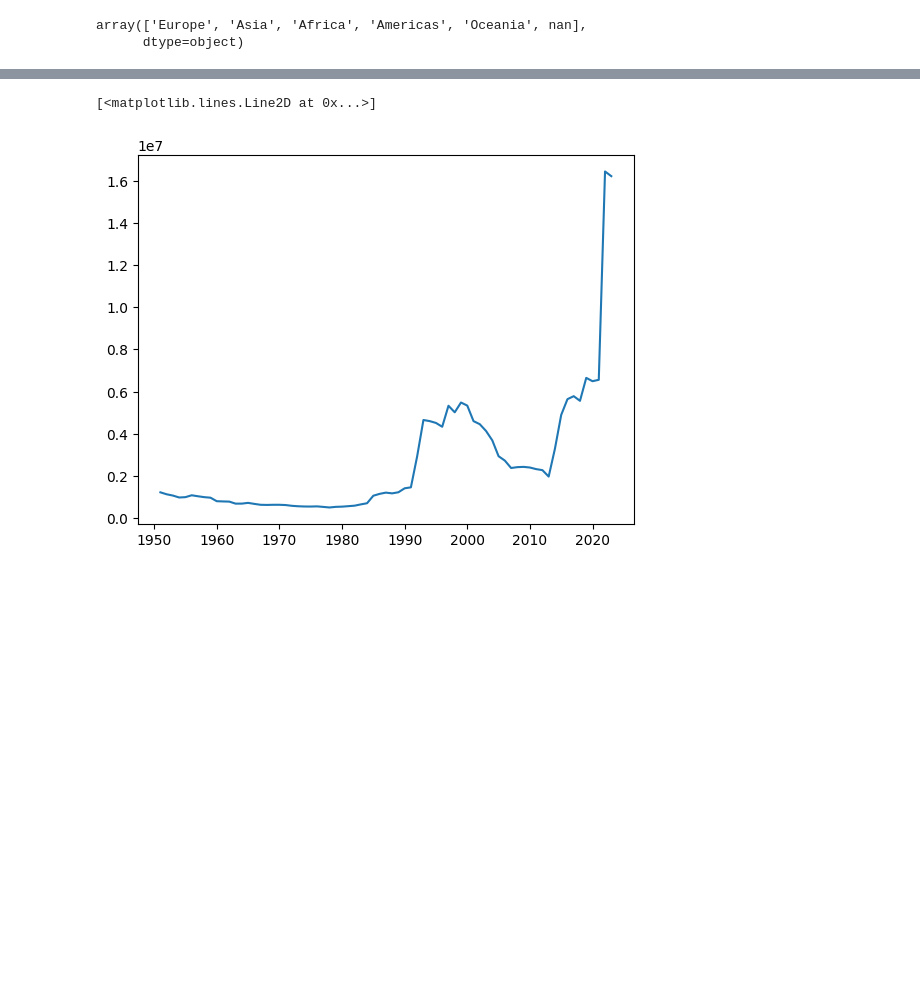
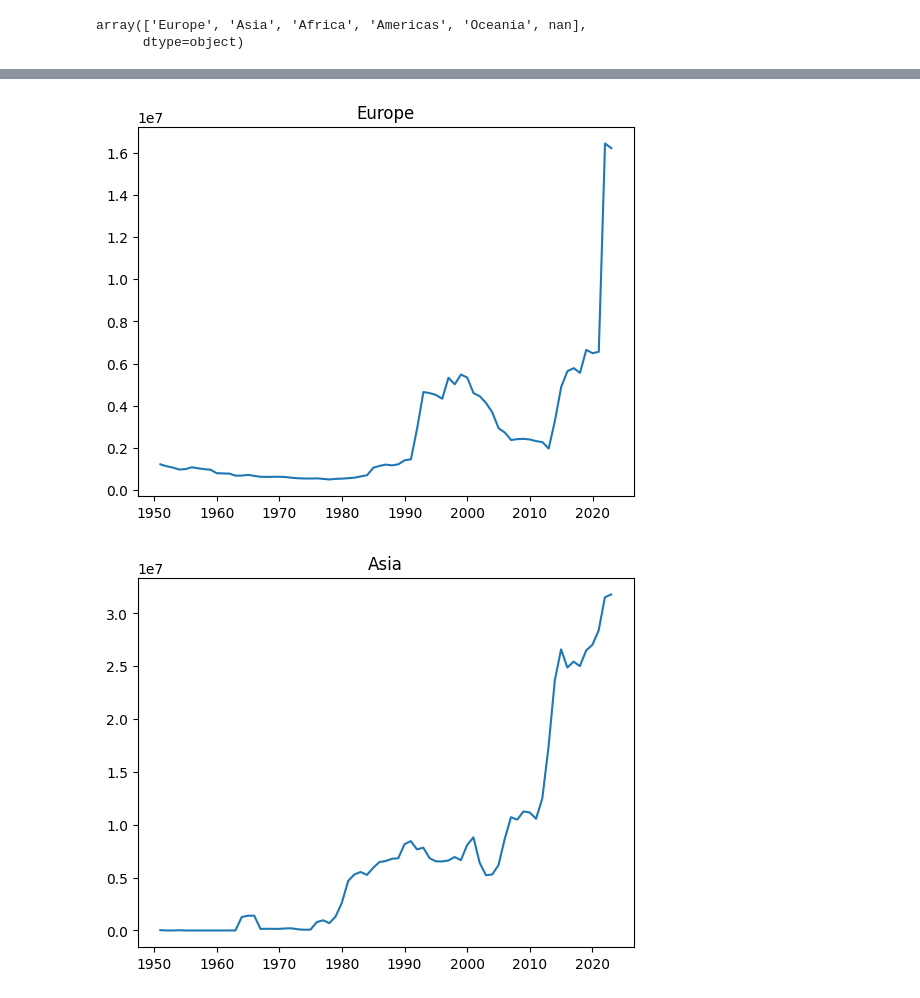
Before and after one commit to IoanaCretuAndrei/Refugee-flow-study, a Jupyter notebook: arima.ipynb, the cells around one changed output, grey strips where cells are left out. Drawn from its saved outputs; the diff is of its cells as text; code cells hidden in the pictures; blank space fills up the shorter version.

```diff
--- a/arima.ipynb
+++ b/arima.ipynb
@@ -45,5 +36,0 @@ The default value of numeric_only in DataFrameGroupBy.sum is deprecated. In a fu
-# %%
-plt.plot(europe.index, europe['Total forced displacements'], label='Ventas de Shampoo')
-# %% [output]
-[<matplotlib.lines.Line2D at 0x...>]
-[figure, removed]
@@ -51,0 +37,11 @@ from statsmodels.tsa.stattools import adfuller
+# %%
+list_cont = [europe, asia, africa, americas, oceania]
+list_cont_names = ['Europe', 'Asia', 'Africa', 'Americas', 'Oceania']
+#una grafica individual para cada continente en list_cont en graficos diferentes
+for cont, cont_name in zip(list_cont, list_cont_names):
+    plt.plot(cont)
+    plt.title(cont_name)
+    plt.show()
+# %% [output]
+[figure, added]
+[figure, added]
```
Also changed, not shown: parts of 23 cells of this notebook.
